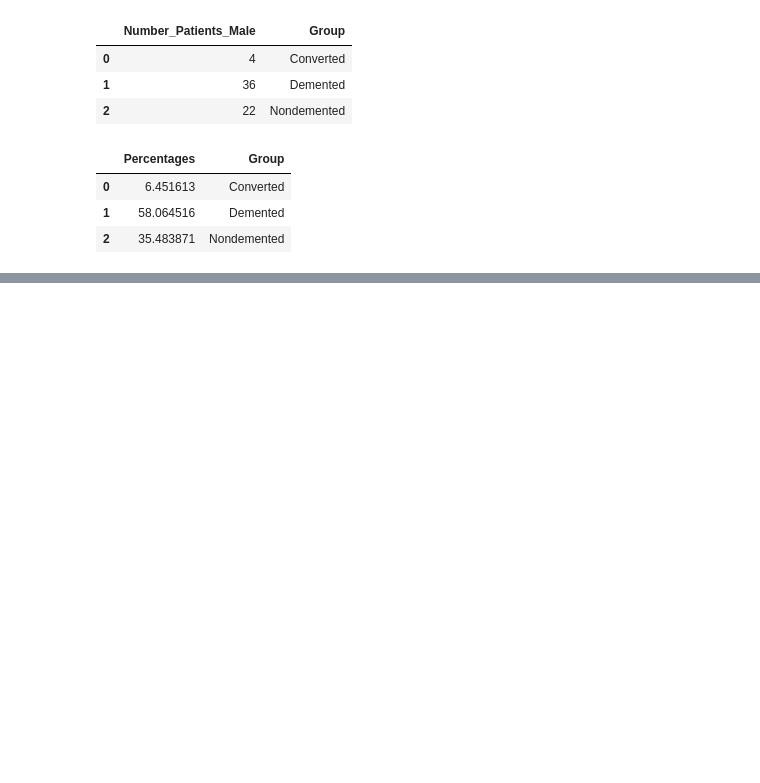
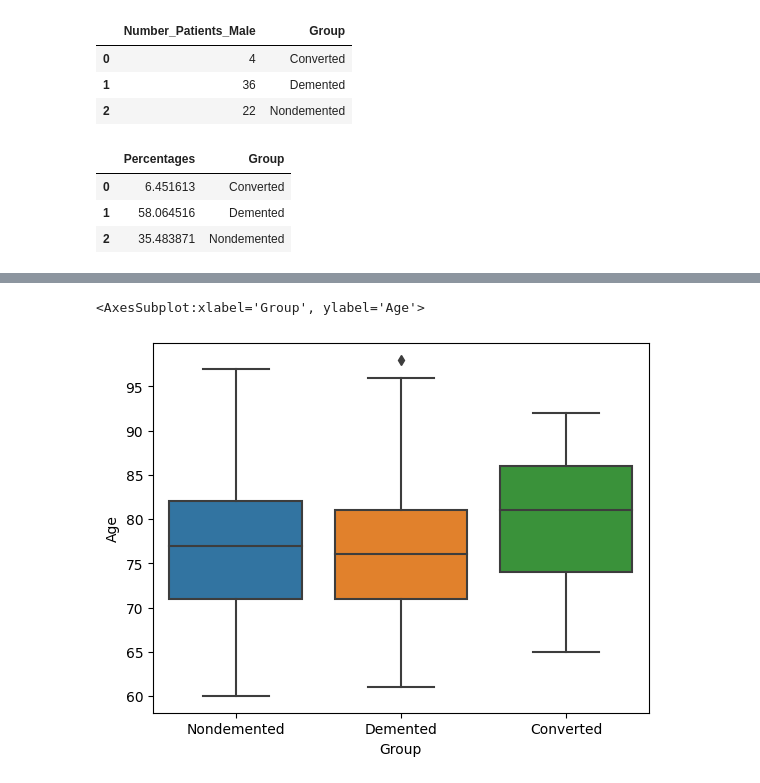
Before and after one commit to sspalding/Dementia-Prediction, a Jupyter notebook: Exploratory Data Analysis.ipynb, the cells around one changed output, grey strips where cells are left out. Saved outputs shown, nothing was run; the diff lists cells and outputs as text; code cells hidden in the pictures; blank space fills up the shorter version.

```diff
--- a/Exploratory Data Analysis.ipynb
+++ b/Exploratory Data Analysis.ipynb
@@ -157,0 +218,6 @@ plt.show()
+# %%
+# box plot of group vs age
+sns.boxplot(x = 'Group', y = 'Age', data = data_explore)
+# %% [output]
+<AxesSubplot:xlabel='Group', ylabel='Age'>
+[figure, added]
```
Also changed, not shown: parts of 37 cells of this notebook.
